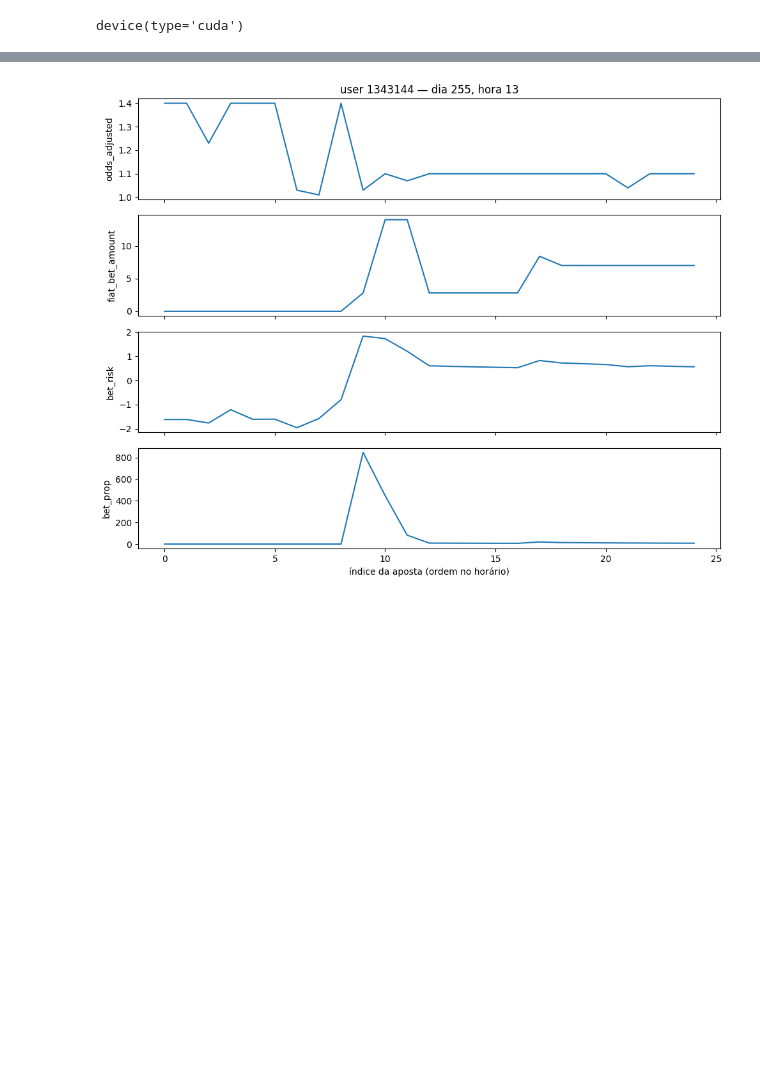
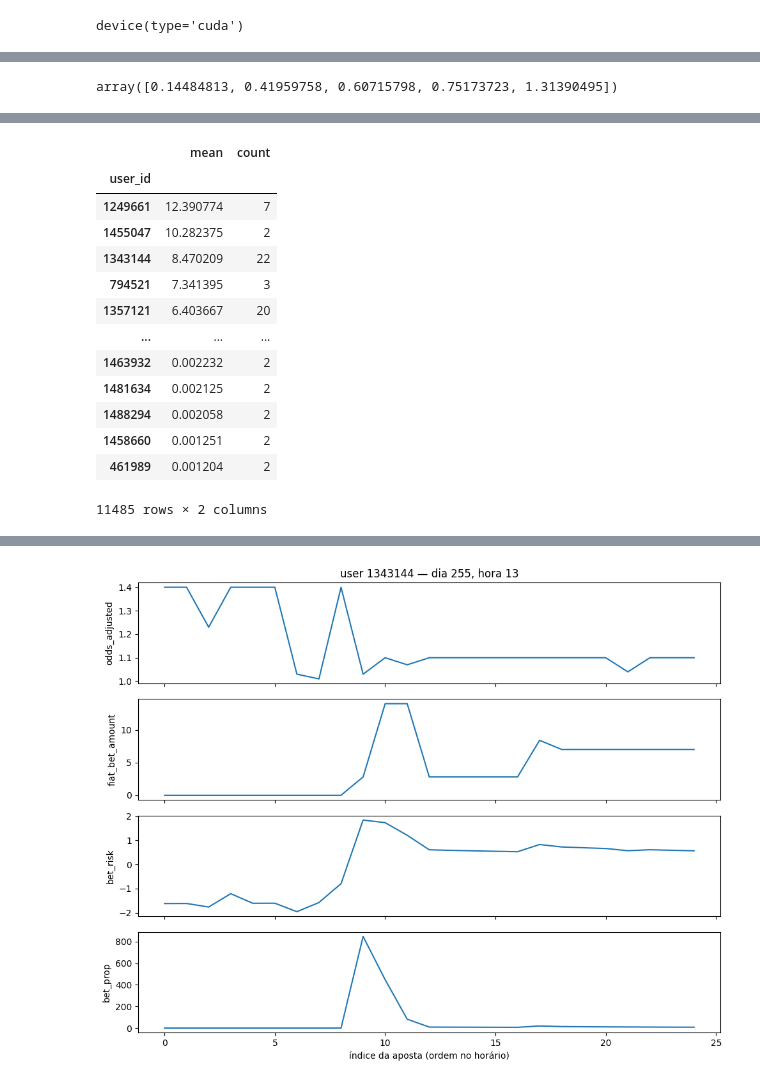
Before and after one commit to KndHvH/igaming-behavioral-deviation-detection, a Jupyter notebook: model/autoencoder.ipynb, the cells around one changed output, grey strips where cells are left out. Saved outputs shown, nothing was run; the diff lists cells and outputs as text; code cells hidden in the pictures; blank space fills up the shorter version.

```diff
--- a/model/autoencoder.ipynb
+++ b/model/autoencoder.ipynb
@@ -169,3 +171,9 @@ array([0.0229753 , 0.19511466, 0.37002497, 0.5729595 , 1.8602897 ])
+# %%
+import numpy as np
+a_sqrt = np.sqrt(a)
+a_sqrt
+# %% [output]
+array([0.14484813, 0.41959758, 0.60715798, 0.75173723, 1.31390495])
 # %%
 recon_target = target_cluster_users_days.copy()
 recon_target["recon_error"] = recon_error
@@ -177,4 +185,22 @@ recon_target.head()
 | 2 | 44 | 255 | 0.029559 | 0.000000 | -0.069071 | 0.000000 | 1.0 | ... |
 | 3 | 44 | 257 | 0.036531 | 0.027343 | 0.324303 | 0.698184 | 3.0 | ... |
 | 4 | 44 | 259 | 0.095418 | 0.104053 | -0.068377 | 0.002970 | 1.0 | ... |
+# %%
+user_errors = recon_target.groupby('user_id')['recon_error'].agg(['mean','count'])
+user_errors[(user_errors['mean']>0) & (user_errors['count']>1)].sort_values('mean',ascending=False)
+# %% [output]
+|  | mean | count |
+| user_id |  |  |
+| 1249661 | 12.390774 | 7 |
+| 1455047 | 10.282375 | 2 |
+| 1343144 | 8.470209 | 22 |
+| 794521 | 7.341395 | 3 |
+| 1357121 | 6.403667 | 20 |
+| ... | ... | ... |
+| 1463932 | 0.002232 | 2 |
+| 1481634 | 0.002125 | 2 |
+| 1488294 | 0.002058 | 2 |
+| 1458660 | 0.001251 | 2 |
+| 461989 | 0.001204 | 2 |
+11485 rows × 2 columns
 # %%
```
Also changed, not shown: parts of 11 cells of this notebook.
